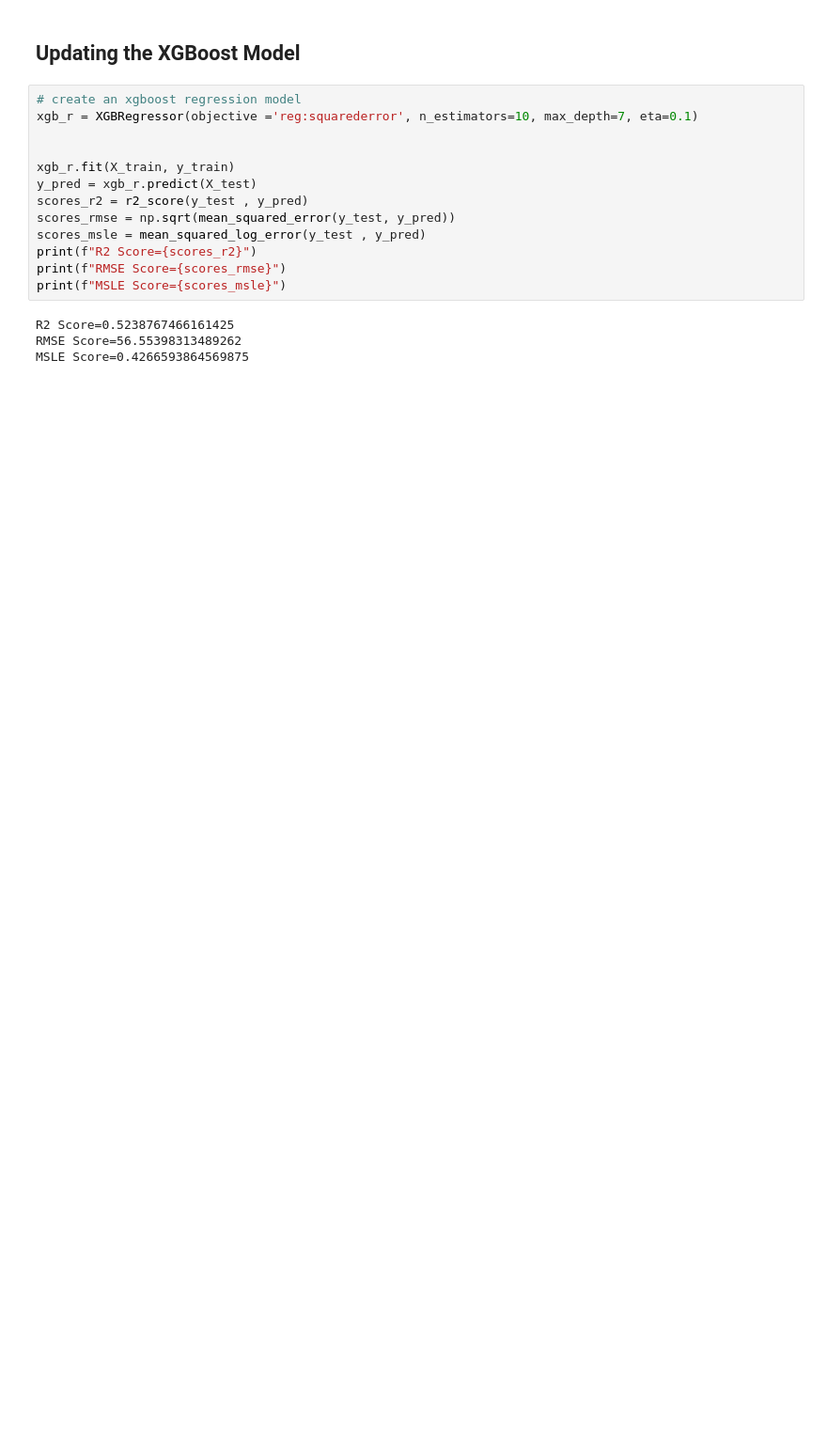
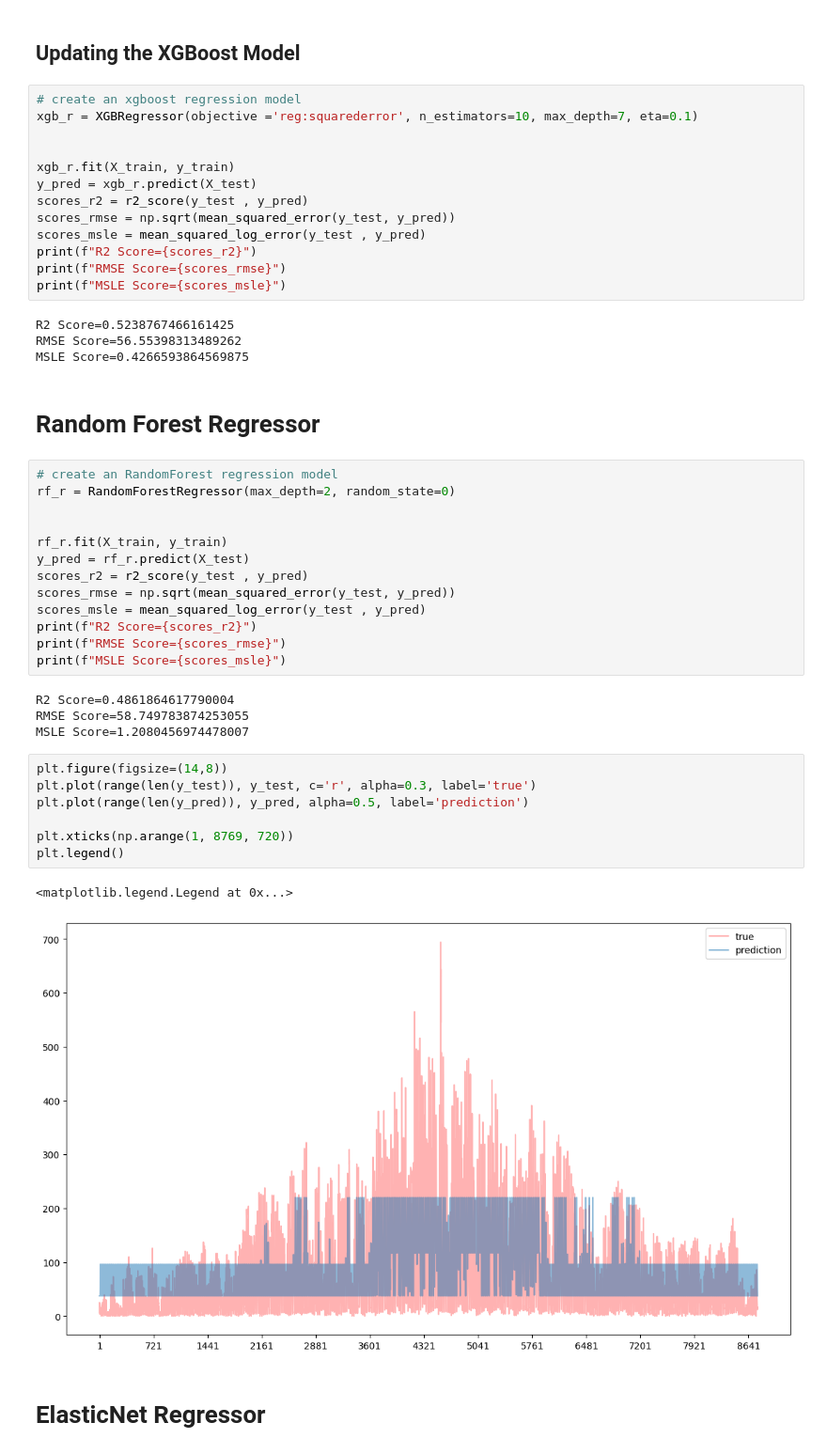
Before and after one commit to shoefer987/bike_sharing_demand, a Jupyter notebook: notebooks/jui-kate_total_rental.ipynb, the cells around one changed output. Shown: that part at 94% size. Cells and saved outputs as stored; diff of their text form; blank space fills up the shorter version.

Commit message:
Final Notebook with Total Rental Prediction

```diff
--- a/notebooks/jui-kate_total_rental.ipynb
+++ b/notebooks/jui-kate_total_rental.ipynb
@@ -289,3 +301,34 @@ print(f"MSLE Score={scores_msle}")
 R2 Score=0.5238767466161425
 RMSE Score=56.55398313489262
 MSLE Score=0.4266593864569875
+# %% [markdown]
+# Random Forest Regressor
+# %%
+# create an RandomForest regression model
+rf_r = RandomForestRegressor(max_depth=2, random_state=0)
+
+
+rf_r.fit(X_train, y_train)
+y_pred = rf_r.predict(X_test)
+scores_r2 = r2_score(y_test , y_pred)
+scores_rmse = np.sqrt(mean_squared_error(y_test, y_pred))
+scores_msle = mean_squared_log_error(y_test , y_pred)
+print(f"R2 Score={scores_r2}")
+print(f"RMSE Score={scores_rmse}")
+print(f"MSLE Score={scores_msle}")
+# %% [output]
+R2 Score=0.4861864617790004
+RMSE Score=58.749783874253055
+MSLE Score=1.2080456974478007
+# %%
+plt.figure(figsize=(14,8))
+plt.plot(range(len(y_test)), y_test, c='r', alpha=0.3, label='true')
+plt.plot(range(len(y_pred)), y_pred, alpha=0.5, label='prediction')
+
+plt.xticks(np.arange(1, 8769, 720))
+plt.legend()
+# %% [output]
+<matplotlib.legend.Legend at 0x...>
+[figure, added]
+# %% [markdown]
+# ElasticNet Regressor
```
Also changed, not shown: parts of 8 cells of this notebook.
